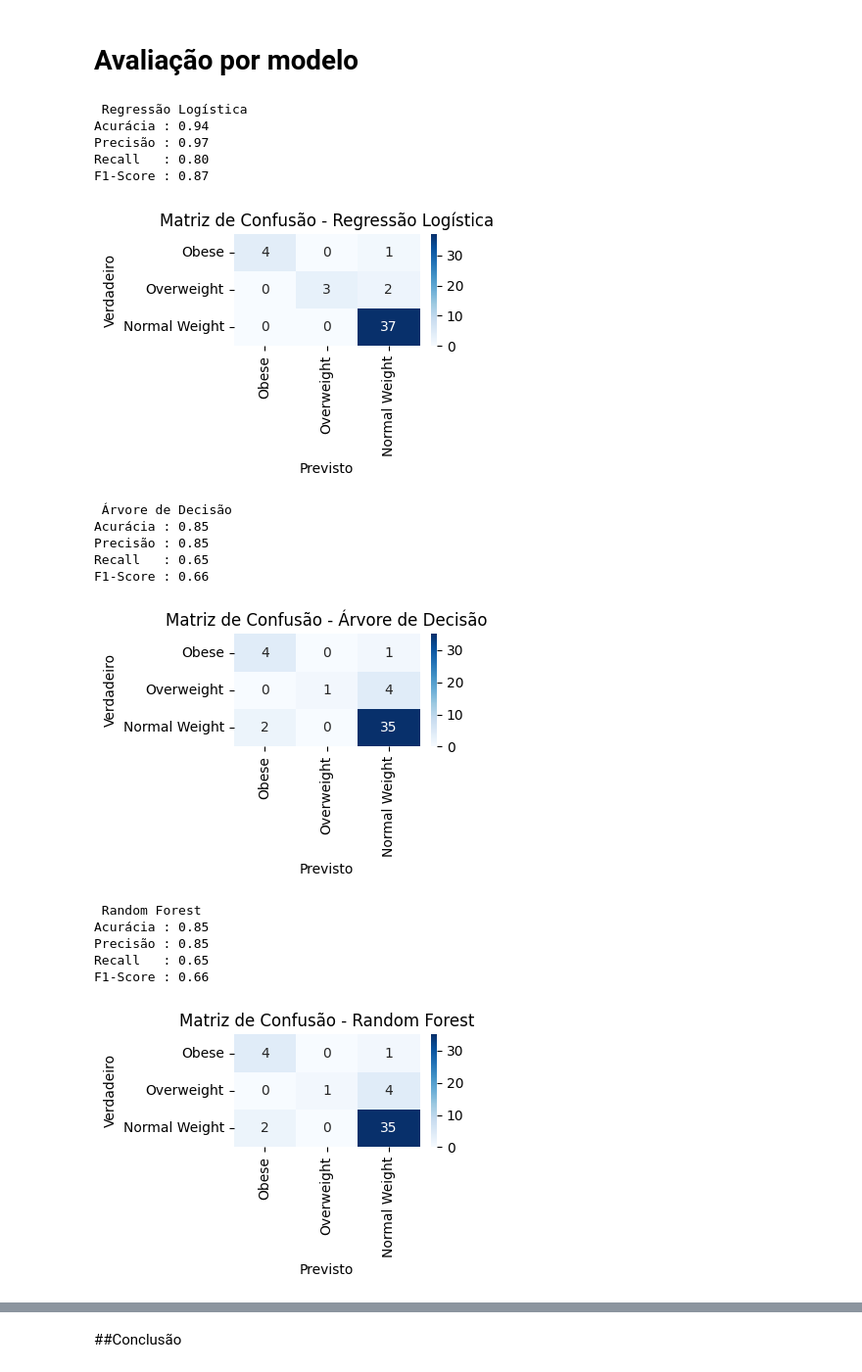
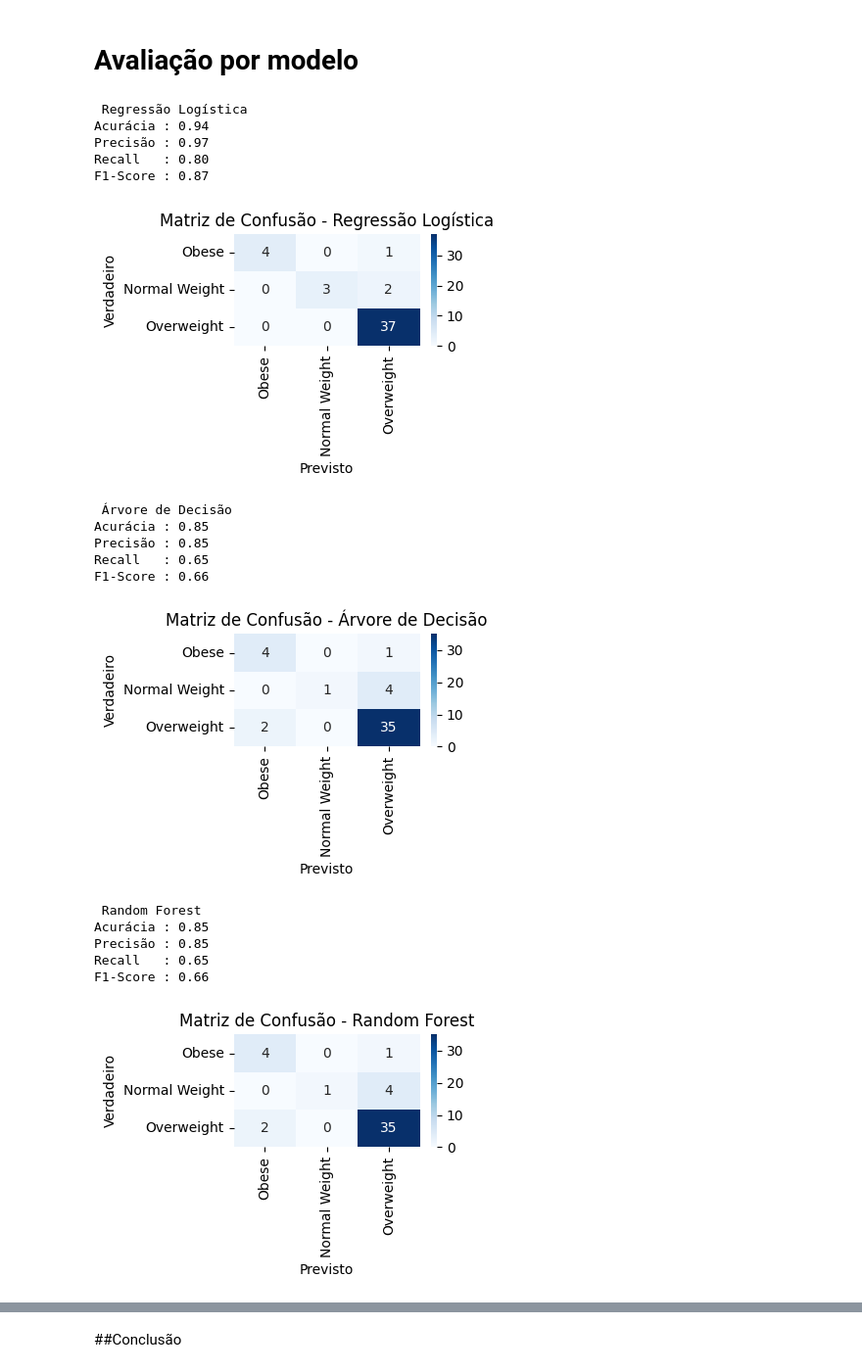
Before and after one commit to diegofloriano/AnaliseDeDados, a Jupyter notebook: MachineLearning_Base02.ipynb, the cells around one changed output, grey strips where cells are left out. Shown at 98% size. Cells and saved outputs as stored; diff of their text form; code cells hidden in the pictures.

```diff
--- a/MachineLearning_Base02.ipynb
+++ b/MachineLearning_Base02.ipynb
@@ -395,54 +396,54 @@ modelos = {
 # %% [markdown]
 # Avaliação por modelo
 # %%
-# Classificação de Categoria IMC através de: Peso Normal, Sobrepeso e Obeso
-class_names={"Normal Weight", "Overweight", "Obese"}
+# Classificação de Categoria IMC através de: Obeso, Sobrepeso e Peso Normal
+class_names = {"Obese": 0, "Normal Weight": 1, "Overweight": 2}
 
 for nome, modelo in modelos.items():
     modelo.fit(XC_train, yC_train)
     yC_pred = modelo.predict(XC_test)
 
     # Métricas
     acc = accuracy_score(yC_test, yC_pred)
     prec = precision_score(yC_test, yC_pred, average='macro', zero_division=0)
     rec = recall_score(yC_test, yC_pred, average='macro', zero_division=0)
     f1 = f1_score(yC_test, yC_pred, average='macro', zero_division=0)
     cm = confusion_matrix(yC_test, yC_pred)
 
     print(f"\n {nome}")
     print(f"Acurácia : {acc:.2f}")
     print(f"Precisão : {prec:.2f}")
     print(f"Recall   : {rec:.2f}")
     print(f"F1-Score : {f1:.2f}")
 
     # Matriz de confusão
     plt.figure(figsize=(4, 3))
     sns.heatmap(cm, annot=True, fmt='d', cmap='Blues',
                 xticklabels=class_names, yticklabels=class_names)
     plt.title(f'Matriz de Confusão - {nome}')
     plt.xlabel("Previsto")
     plt.ylabel("Verdadeiro")
     plt.tight_layout()
     plt.show()
 # %% [output]
  Regressão Logística
 Acurácia : 0.94
 Precisão : 0.97
 Recall   : 0.80
 F1-Score : 0.87
-[figure, old version]
+[figure, new version]
  Árvore de Decisão
 Acurácia : 0.85
 Precisão : 0.85
 Recall   : 0.65
 F1-Score : 0.66
-[figure, old version]
+[figure, new version]
  Random Forest
 Acurácia : 0.85
 Precisão : 0.85
 Recall   : 0.65
 F1-Score : 0.66
-[figure, old version]
+[figure, new version]
  SVM
 Acurácia : 0.85
 Precisão : 0.85
```
Also changed, not shown: parts of 15 cells of this notebook.
